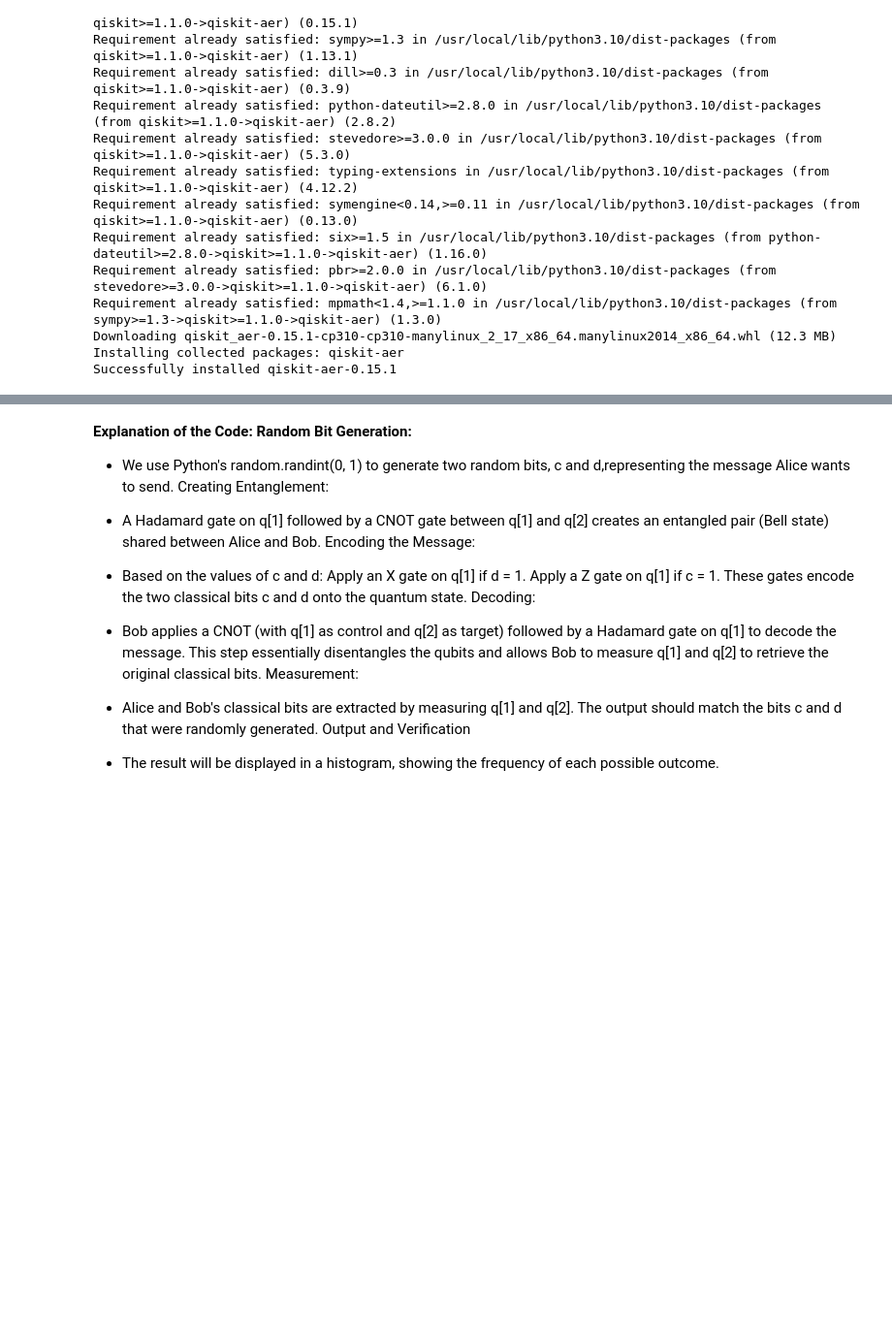
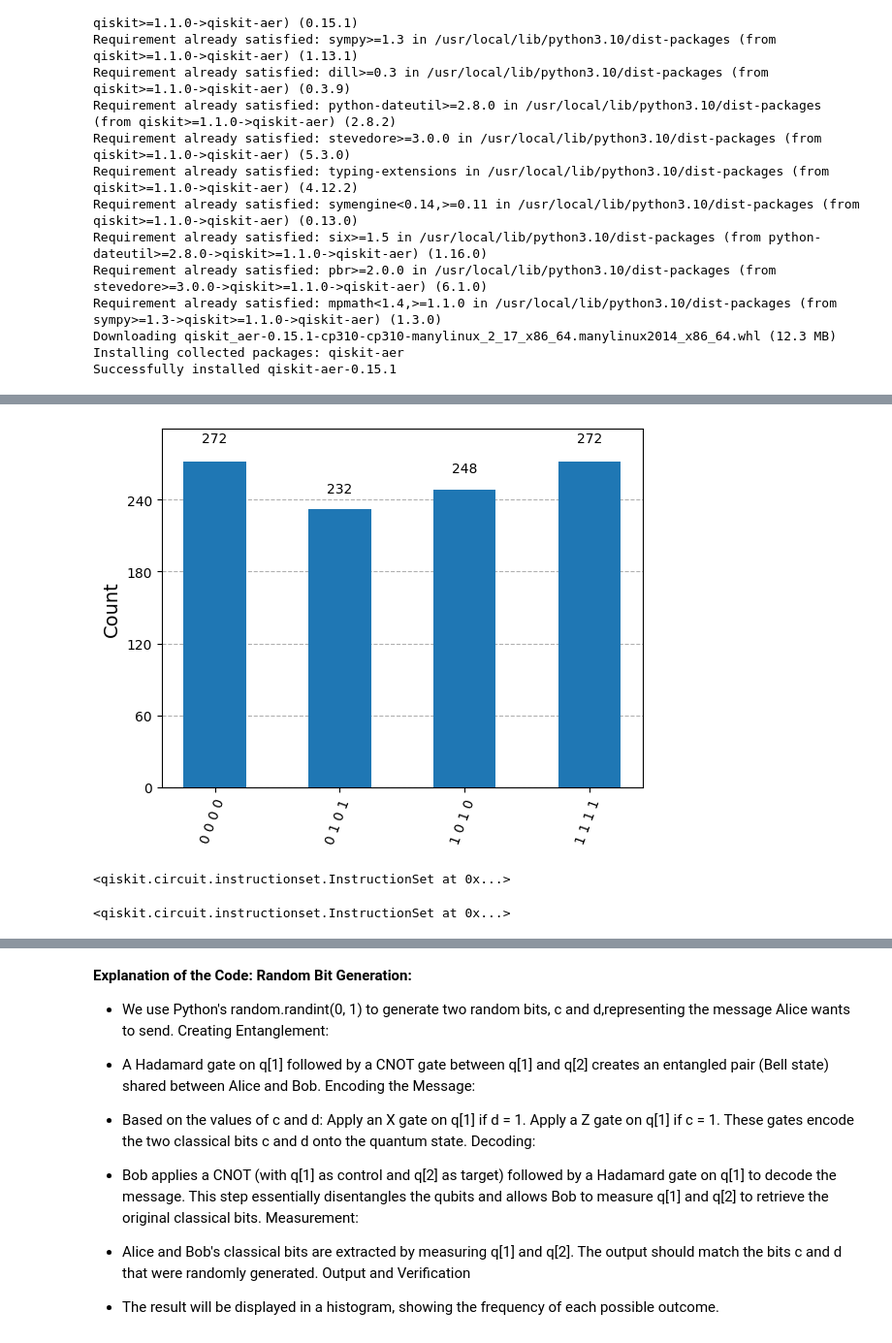
Before and after one commit to dandamudi-geeta/Quantum-Computing, a Jupyter notebook: 2348512_QC(Lab6).ipynb, the cells around one changed output, grey strips where cells are left out. Shown at 97% size. Drawn from its saved outputs; the diff is of its cells as text; code cells hidden in the pictures; blank space fills up the shorter version.

```diff
--- a/2348512_QC(Lab6).ipynb
+++ b/2348512_QC(Lab6).ipynb
@@ -147,0 +145,25 @@ Transmission successful: False
+# %%
+result = AerSimulator().run(test).result()
+statistics = result.get_counts()
+display(plot_histogram(statistics))
+# %% [output]
+[figure, added]
+# %%
+# Step 1: Initialize the entangled qubits for Alice and Bob
+qc = QuantumCircuit(3, 2)  # qubit 0 and 1 are for Alice and Bob's entangled pair, qubit 2 is for random bit generation
+
+# Create a Bell state between Alice (qubit 0) and Bob (qubit 1)
+qc.h(0)  # Apply H gate to qubit 0
+qc.cx(0, 1)  # Apply CNOT with qubit 0 as control and qubit 1 as target
+# %% [output]
+<qiskit.circuit.instructionset.InstructionSet at 0x...>
+# %%
+# Step 2: Generate random bits for c and d using qubit 2
+qc.h(2)  # Hadamard gate to create superposition
+qc.measure(2, 0)  # Measure to get a random bit, store in classical bit 0
+qc.reset(2)  # Reset qubit 2 for reuse
+
+qc.h(2)
+qc.measure(2, 1)  # Measure to get a second random bit, store in classical bit 1
+# %% [output]
+<qiskit.circuit.instructionset.InstructionSet at 0x...>
```
Also changed, not shown: parts of 24 cells of this notebook.
